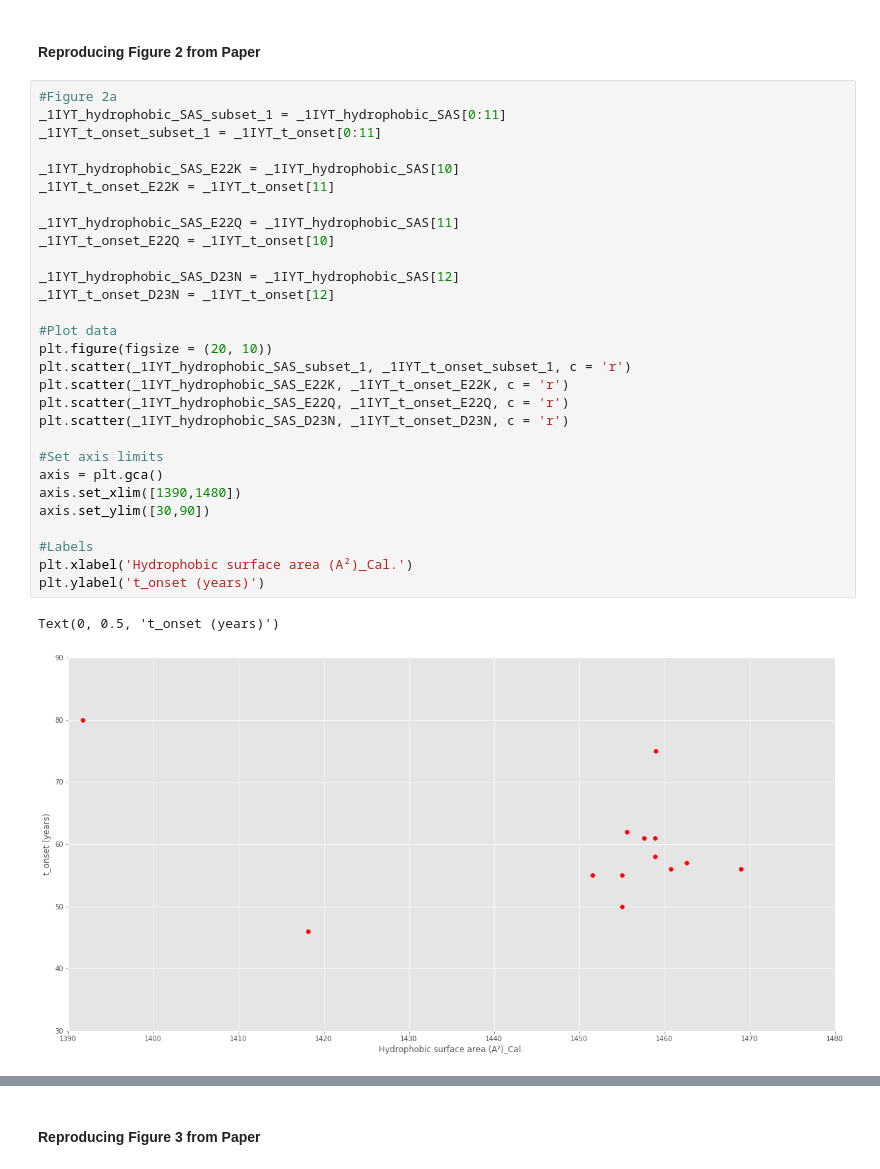
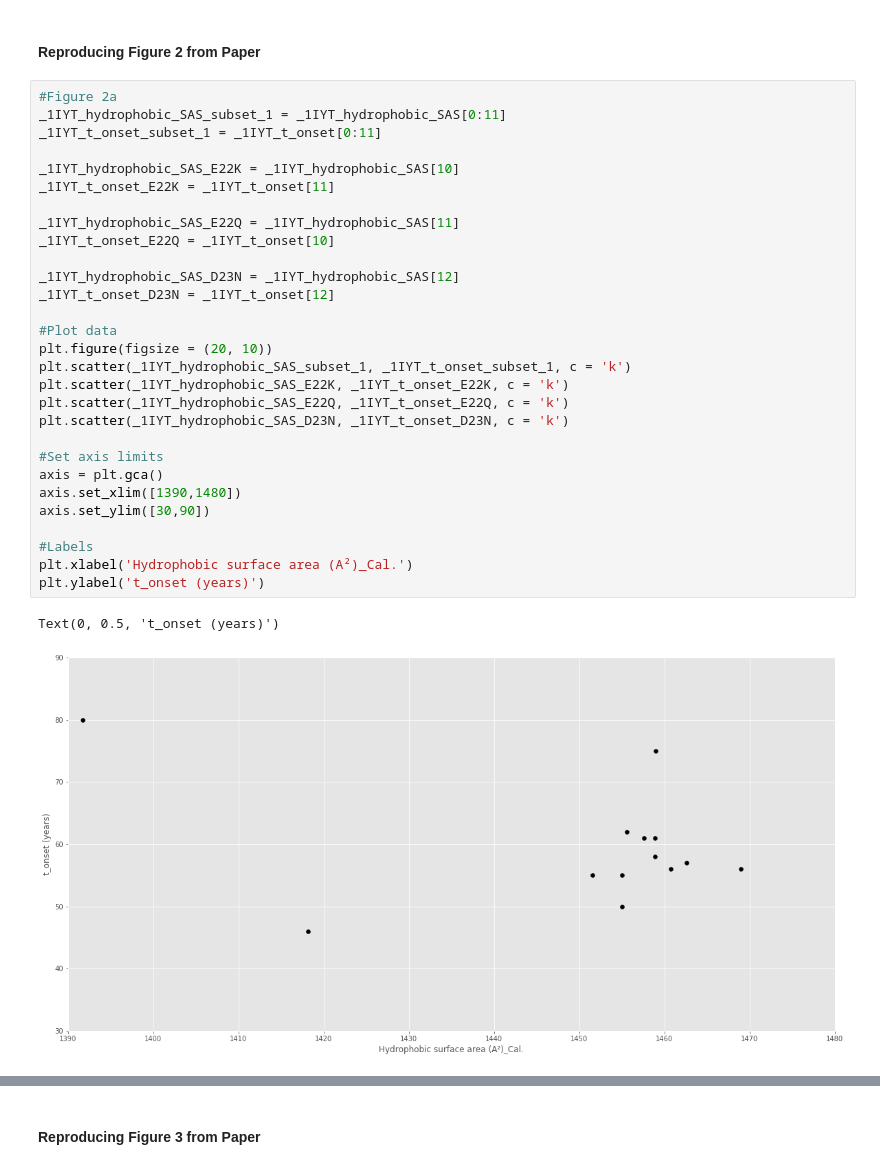
Before and after one commit to 188-project/Amyloid-Beta-Final-Project, a Jupyter notebook: Final Project Amyloid Beta.ipynb, the cells around one changed output, grey strips where cells are left out. Saved outputs shown, nothing was run; the diff lists cells and outputs as text.

Commit message:
Add files via upload
All figures from supplemental data and paper

```diff
--- a/Final Project Amyloid Beta.ipynb
+++ b/Final Project Amyloid Beta.ipynb
@@ -679,35 +679,35 @@ Text(0, 0.5, 'Total AB')
 # %%
 #Figure 2a
 _1IYT_hydrophobic_SAS_subset_1 = _1IYT_hydrophobic_SAS[0:11]
 _1IYT_t_onset_subset_1 = _1IYT_t_onset[0:11]
 
 _1IYT_hydrophobic_SAS_E22K = _1IYT_hydrophobic_SAS[10]
 _1IYT_t_onset_E22K = _1IYT_t_onset[11]
 
 _1IYT_hydrophobic_SAS_E22Q = _1IYT_hydrophobic_SAS[11]
 _1IYT_t_onset_E22Q = _1IYT_t_onset[10]
 
 _1IYT_hydrophobic_SAS_D23N = _1IYT_hydrophobic_SAS[12]
 _1IYT_t_onset_D23N = _1IYT_t_onset[12]
 
 #Plot data
 plt.figure(figsize = (20, 10))
-plt.scatter(_1IYT_hydrophobic_SAS_subset_1, _1IYT_t_onset_subset_1, c = 'r')
-plt.scatter(_1IYT_hydrophobic_SAS_E22K, _1IYT_t_onset_E22K, c = 'r')
-plt.scatter(_1IYT_hydrophobic_SAS_E22Q, _1IYT_t_onset_E22Q, c = 'r')
-plt.scatter(_1IYT_hydrophobic_SAS_D23N, _1IYT_t_onset_D23N, c = 'r')
+plt.scatter(_1IYT_hydrophobic_SAS_subset_1, _1IYT_t_onset_subset_1, c = 'k')
+plt.scatter(_1IYT_hydrophobic_SAS_E22K, _1IYT_t_onset_E22K, c = 'k')
+plt.scatter(_1IYT_hydrophobic_SAS_E22Q, _1IYT_t_onset_E22Q, c = 'k')
+plt.scatter(_1IYT_hydrophobic_SAS_D23N, _1IYT_t_onset_D23N, c = 'k')
 
 #Set axis limits
 axis = plt.gca()
 axis.set_xlim([1390,1480])
 axis.set_ylim([30,90])
 
 #Labels
 plt.xlabel('Hydrophobic surface area (A²)_Cal.')
 plt.ylabel('t_onset (years)')
 # %% [output]
 Text(0, 0.5, 't_onset (years)')
-[figure, old version]
+[figure, new version]
 # %%
 #Figure 2b
 _1Z0Q_hydrophobic_SAS_subset_1 = _1Z0Q_hydrophobic_SAS[0:10]
```
Also changed, not shown: parts of 7 cells of this notebook.
